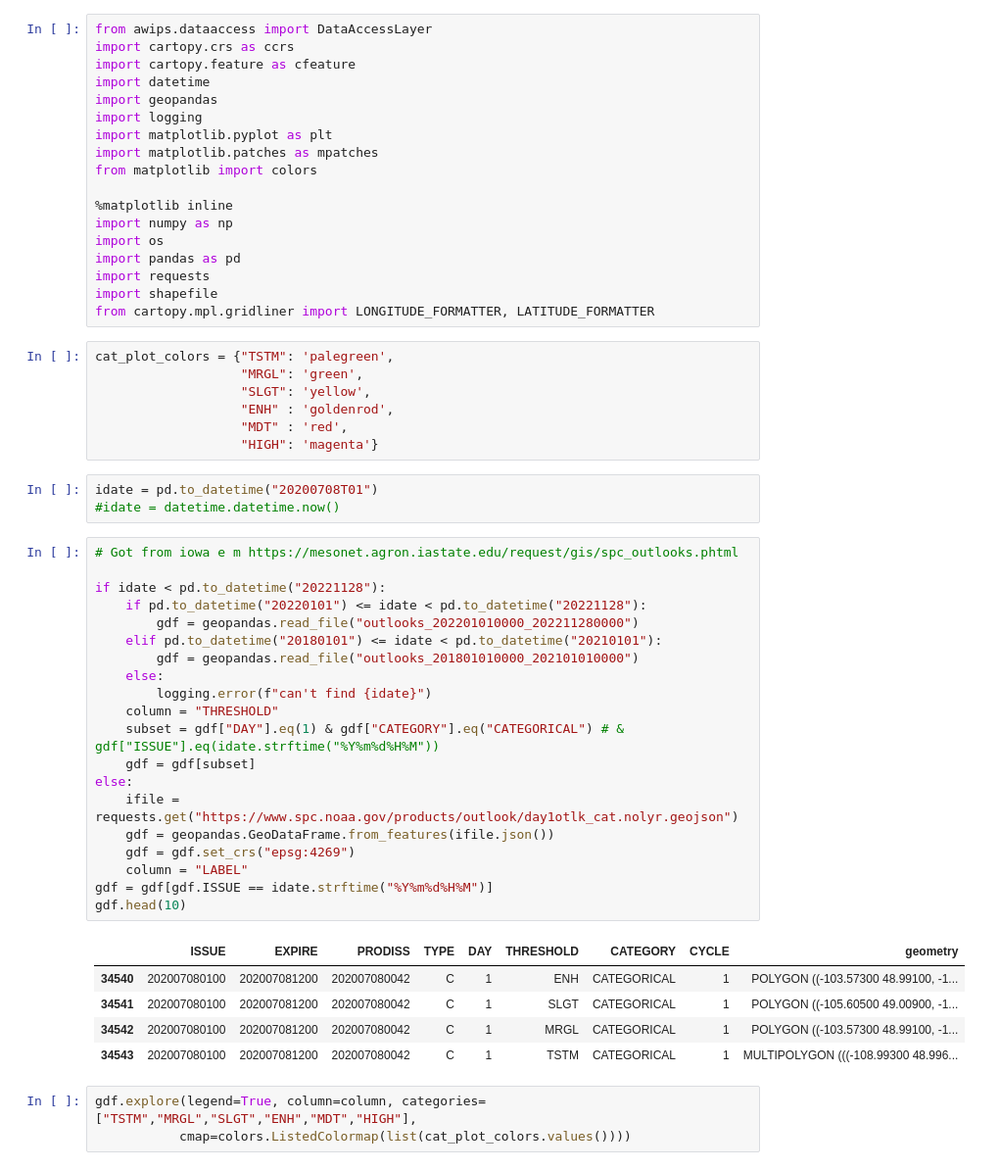
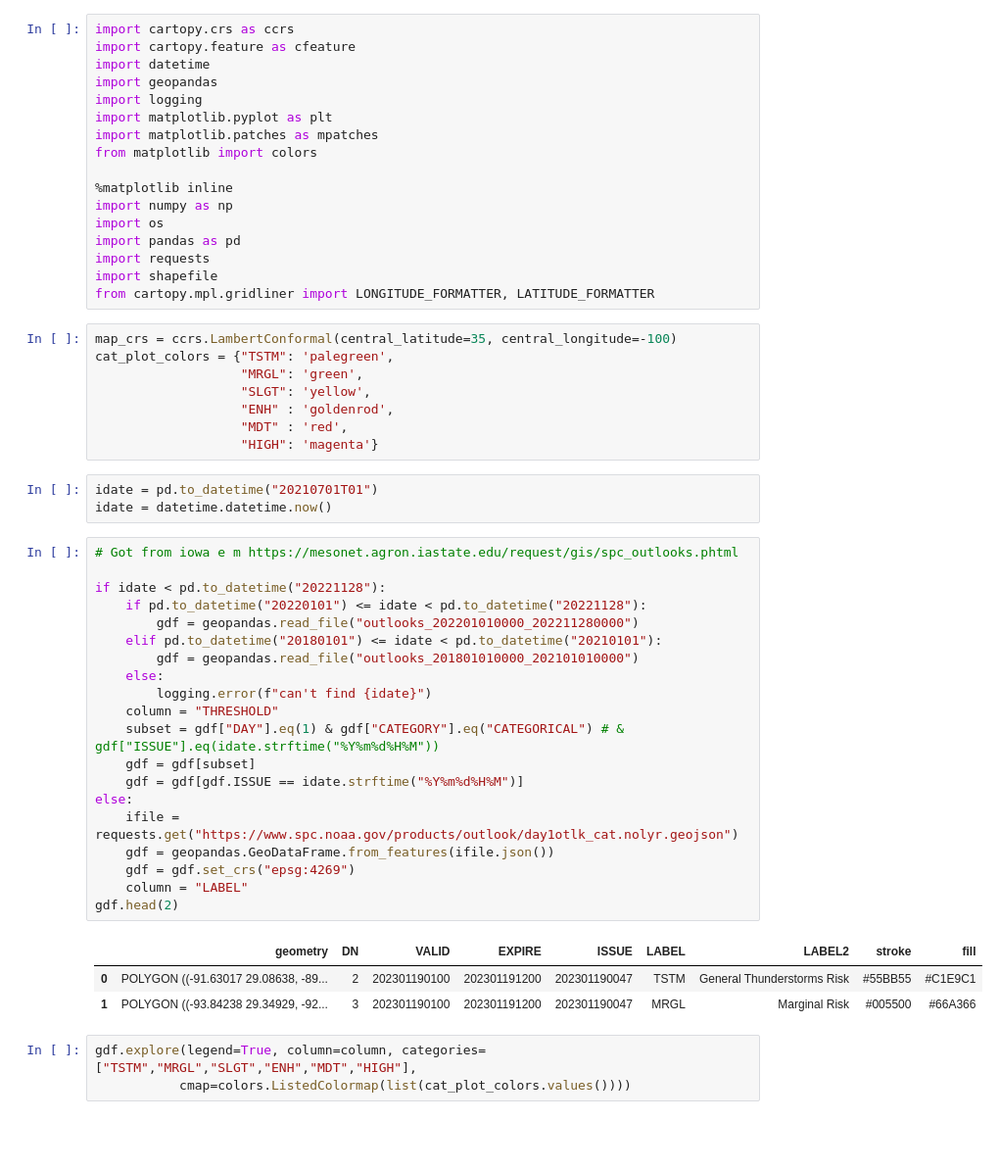
Before and after one commit to ahijevyc/machine-learning, a Jupyter notebook: lightning_prob.ipynb, the cells around one changed output. Shown at 98% size. Saved outputs shown, nothing was run; the diff lists cells and outputs as text; blank space fills up the shorter version.

```diff
--- a/lightning_prob.ipynb
+++ b/lightning_prob.ipynb
@@ -1,5 +1,4 @@
 # %%
-from awips.dataaccess import DataAccessLayer
 import cartopy.crs as ccrs
 import cartopy.feature as cfeature
 import datetime
@@ -17,6 +16,7 @@ import requests
 import shapefile
 from cartopy.mpl.gridliner import LONGITUDE_FORMATTER, LATITUDE_FORMATTER
 # %%
+map_crs = ccrs.LambertConformal(central_latitude=35, central_longitude=-100)
 cat_plot_colors = {"TSTM": 'palegreen',
                    "MRGL": 'green',
                    "SLGT": 'yellow',
@@ -24,34 +24,32 @@ cat_plot_colors = {"TSTM": 'palegreen',
                    "MDT" : 'red',
                    "HIGH": 'magenta'}
 # %%
-idate = pd.to_datetime("20200708T01")
-#idate = datetime.datetime.now()
+idate = pd.to_datetime("20210701T01")
+idate = datetime.datetime.now()
 # %%
 # Got from iowa e m https://mesonet.agron.iastate.edu/request/gis/spc_outlooks.phtml
 
 if idate < pd.to_datetime("20221128"):
     if pd.to_datetime("20220101") <= idate < pd.to_datetime("20221128"):
         gdf = geopandas.read_file("outlooks_202201010000_202211280000")
     elif pd.to_datetime("20180101") <= idate < pd.to_datetime("20210101"):
         gdf = geopandas.read_file("outlooks_201801010000_202101010000")
     else:
         logging.error(f"can't find {idate}")
     column = "THRESHOLD"
     subset = gdf["DAY"].eq(1) & gdf["CATEGORY"].eq("CATEGORICAL") # & gdf["ISSUE"].eq(idate.strftime("%Y%m%d%H%M"))
     gdf = gdf[subset]
+    gdf = gdf[gdf.ISSUE == idate.strftime("%Y%m%d%H%M")]
 else:
     ifile = requests.get("https://www.spc.noaa.gov/products/outlook/day1otlk_cat.nolyr.geojson")
     gdf = geopandas.GeoDataFrame.from_features(ifile.json())
     gdf = gdf.set_crs("epsg:4269")
     column = "LABEL"
-gdf = gdf[gdf.ISSUE == idate.strftime("%Y%m%d%H%M")]
-gdf.head(10)
+gdf.head(2)
 # %% [output]
-|  | ISSUE | EXPIRE | PRODISS | TYPE | DAY | THRESHOLD | CATEGORY | CYCLE | geometry |
-| 34540 | 202007080100 | 202007081200 | 202007080042 | C | 1 | ENH | CATEGORICAL | 1 | POLYGON ((-103.57300 48.99100, -1... |
-| 34541 | 202007080100 | 202007081200 | 202007080042 | C | 1 | SLGT | CATEGORICAL | 1 | POLYGON ((-105.60500 49.00900, -1... |
-| 34542 | 202007080100 | 202007081200 | 202007080042 | C | 1 | MRGL | CATEGORICAL | 1 | POLYGON ((-103.57300 48.99100, -1... |
-| 34543 | 202007080100 | 202007081200 | 202007080042 | C | 1 | TSTM | CATEGORICAL | 1 | MULTIPOLYGON (((-108.99300 48.996... |
+|  | geometry | DN | VALID | EXPIRE | ISSUE | LABEL | LABEL2 | stroke | fill |
+| 0 | POLYGON ((-91.63017 29.08638, -89... | 2 | 202301190100 | 202301191200 | 202301190047 | TSTM | General Thunderstorms Risk | #55BB55 | #C1E9C1 |
+| 1 | POLYGON ((-93.84238 29.34929, -92... | 3 | 202301190100 | 202301191200 | 202301190047 | MRGL | Marginal Risk | #005500 | #66A366 |
 # %%
 gdf.explore(legend=True, column=column, categories=["TSTM","MRGL","SLGT","ENH","MDT","HIGH"],
            cmap=colors.ListedColormap(list(cat_plot_colors.values())))
```
Also changed, not shown: parts of 22 cells of this notebook.
